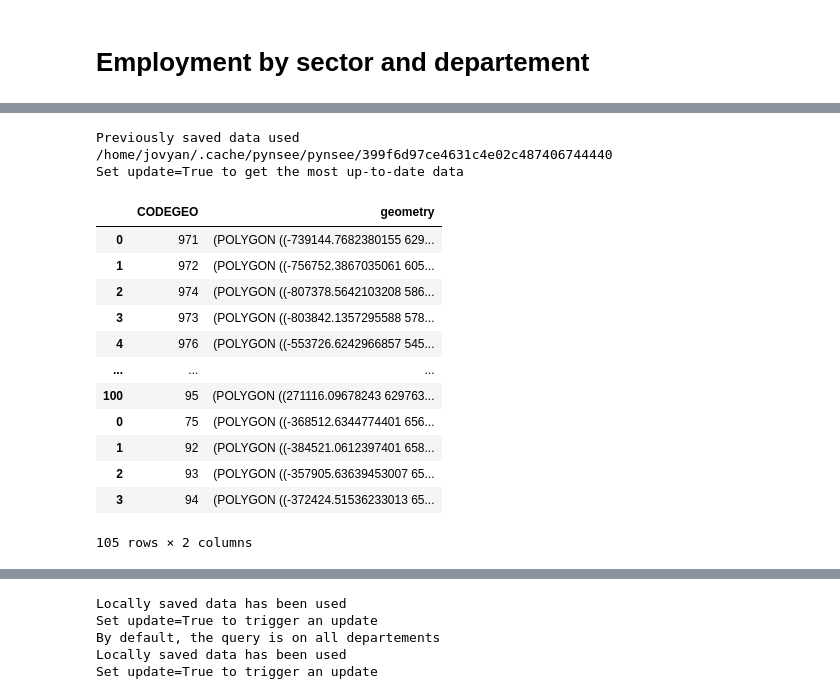
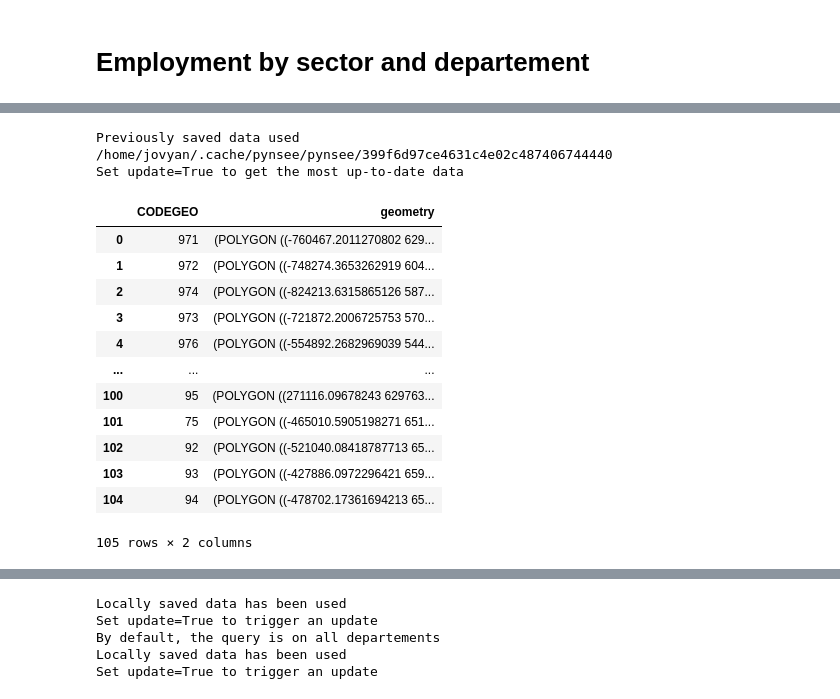
Before and after one commit to tfardet/pynsee, a Jupyter notebook: docs/examples/example_empl_sector_dep.ipynb, the cells around one changed output, grey strips where cells are left out. Drawn from its saved outputs; the diff is of its cells as text; code cells hidden in the pictures.

```diff
--- a/docs/examples/example_empl_sector_dep.ipynb
+++ b/docs/examples/example_empl_sector_dep.ipynb
@@ -27,27 +31,29 @@ Have a look at api.insee.fr !!!
 # %%
 # get departement map
 dep = get_geodata('ADMINEXPRESS-COG-CARTO.LATEST:departement')
-dep = dep.translate()
-dep = dep.zoom()
+
+dep = dep.translate(departement=['971', '972', '974', '973', '976'],
+                   factors=[1.5, 1.5, 1.5, 0.3, 1.5])
+dep = dep.zoom(factor = 3.5 , angle = math.pi * (1 - 3 * 1/9))
+
 dep = dep[["insee_dep", "geometry"]]
-# remove overseas departments
-# dep = dep[~dep['insee_dep'].isin(['971', '972', '973', '974', '976'])]
+
 dep = dep.rename(columns={'insee_dep': 'CODEGEO'})
 dep
 # %% [output]
 Previously saved data used
 /home/jovyan/.cache/pynsee/pynsee/399f6d97ce4631c4e02c487406744440
 Set update=True to get the most up-to-date data
 |  | CODEGEO | geometry |
-| 0 | 971 | (POLYGON ((-739144.7682380155 629... |
-| 1 | 972 | (POLYGON ((-756752.3867035061 605... |
-| 2 | 974 | (POLYGON ((-807378.5642103208 586... |
-| 3 | 973 | (POLYGON ((-803842.1357295588 578... |
-| 4 | 976 | (POLYGON ((-553726.6242966857 545... |
+| 0 | 971 | (POLYGON ((-760467.2011270802 629... |
+| 1 | 972 | (POLYGON ((-748274.3653262919 604... |
+| 2 | 974 | (POLYGON ((-824213.6315865126 587... |
+| 3 | 973 | (POLYGON ((-721872.2006725753 570... |
+| 4 | 976 | (POLYGON ((-554892.2682969039 544... |
 | ... | ... | ... |
 | 100 | 95 | (POLYGON ((271116.09678243 629763... |
-| 0 | 75 | (POLYGON ((-368512.6344774401 656... |
-| 1 | 92 | (POLYGON ((-384521.0612397401 658... |
-| 2 | 93 | (POLYGON ((-357905.63639453007 65... |
-| 3 | 94 | (POLYGON ((-372424.51536233013 65... |
+| 101 | 75 | (POLYGON ((-465010.5905198271 651... |
+| 102 | 92 | (POLYGON ((-521040.08418787713 65... |
+| 103 | 93 | (POLYGON ((-427886.0972296421 659... |
+| 104 | 94 | (POLYGON ((-478702.17361694213 65... |
 105 rows × 2 columns
```
Also changed, not shown: parts of 5 cells of this notebook.
